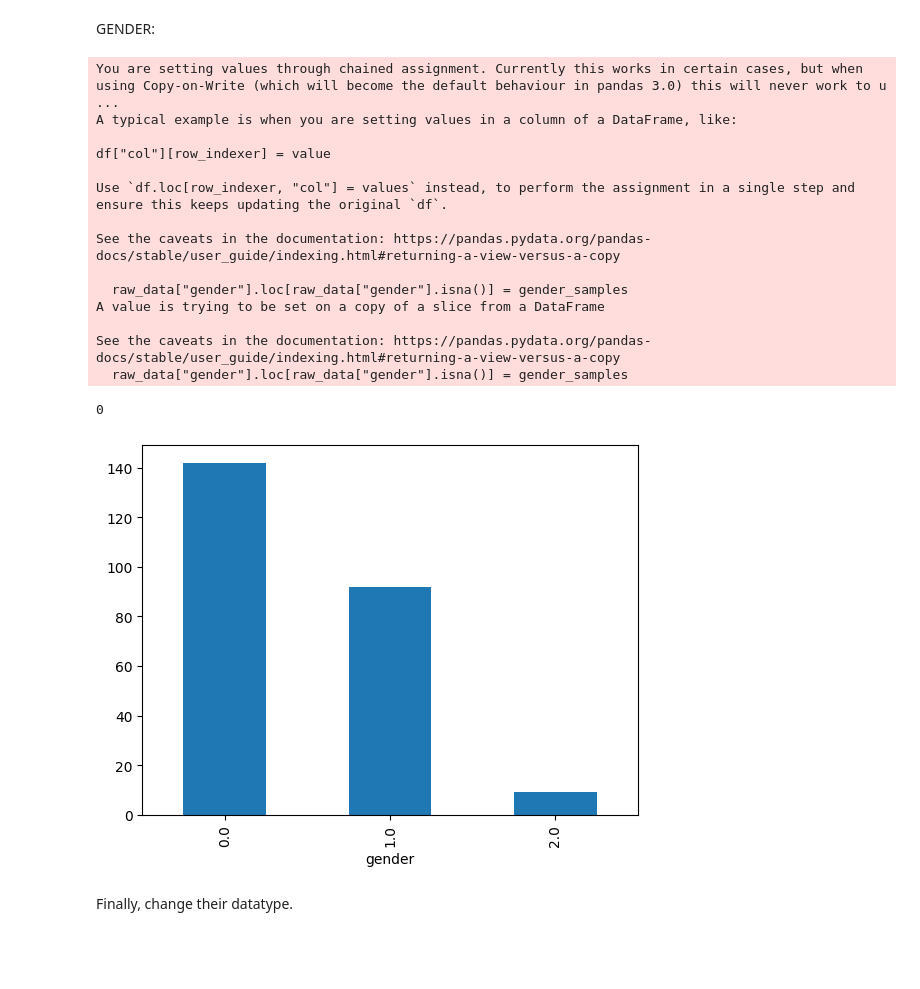
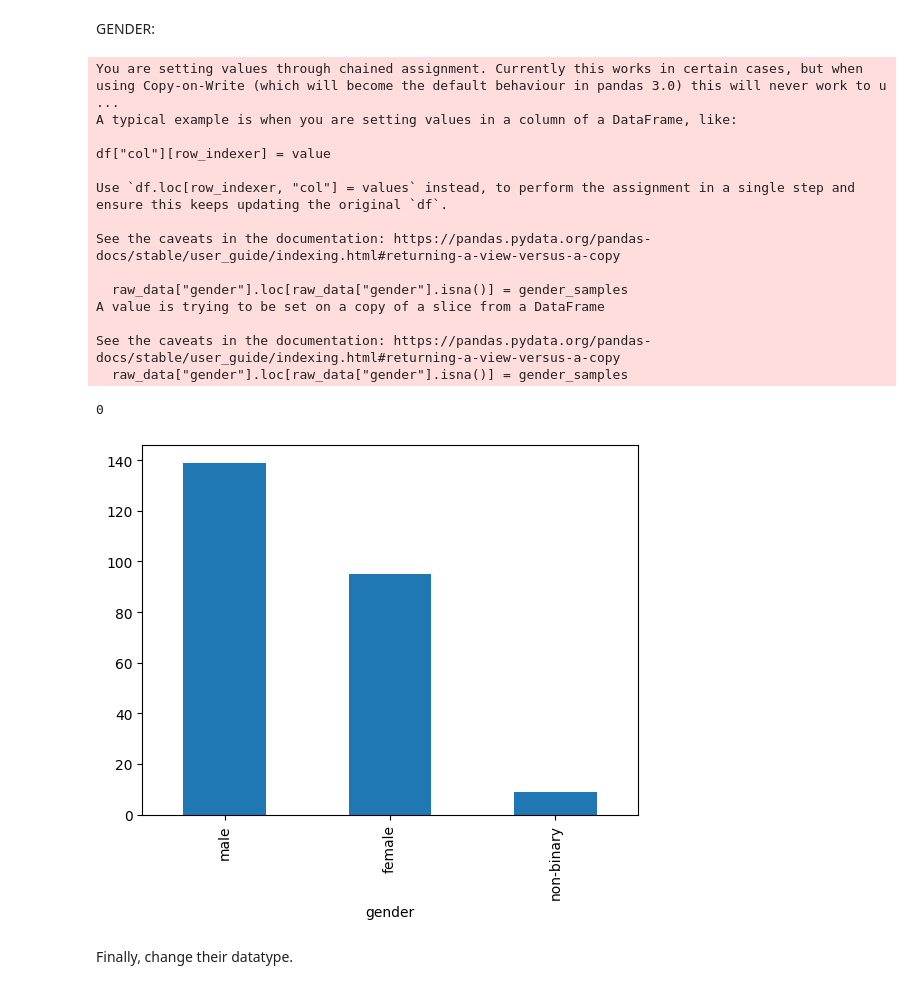
Before and after one commit to MarcellSzegedi/data-mining-1, a Jupyter notebook: src/datamining/data_exploration.ipynb, the cells around one changed output. Cells and saved outputs as stored; diff of their text form; code cells hidden in the pictures; blank space fills up the shorter version.

```diff
--- a/src/datamining/data_exploration.ipynb
+++ b/src/datamining/data_exploration.ipynb
@@ -173,7 +195,7 @@ raw_data["experience_st"] = raw_data["experience_st"].map(bin_map_st)
 # %% [markdown]
 In case of chatgpt_usage we are going to map "yes" to True, "no" to False and leave nan in place of "not willing to say", however for further consideration values of "not willing to say" may be mapped to True.
 # %%
-bin_map_chatgpt = {"yes": True, "no": False}
+bin_map_chatgpt = {"yes": 0, "no": 1, "not willing to say": 2}
 
 raw_data["chatgpt_usage"] = raw_data["chatgpt_usage"].map(bin_map_chatgpt)
 # %% [markdown]
@@ -193,7 +215,7 @@ Name: count, dtype: int64
 # %% [markdown]
 As it can be observed, only a few responsers chose options outside the group of "male" and "female". In this case, the best strategy to prevent the distribution fragmentation, which can potentially cause problems later during the fitting process, "male", "female" values are going to be mapped to integer 0, 1. "not willing to answer" will mapped to nan, while every other answer will be mapped to a new common group denoted with integer value 2.
 # %%
-gender_map = {"male": 0, "female": 1, "gender fluid": 2, "intersex": 2, "non-binary": 2, "other": 2}
+gender_map = {"male": "male", "female": "female", "gender fluid": "non-binary", "intersex": "non-binary", "non-binary": "non-binary", "other": "non-binary"}
 
 raw_data["gender"] = raw_data["gender"].map(gender_map)
 # %% [markdown]
@@ -359,16 +381,17 @@ See the caveats in the documentation: https://pandas.pydata.org/pandas-docs/stab
 # %% [markdown]
 CHATGPT_USAGE:
 # %%
-prob_true_exp_st = raw_data["experience_st"].value_counts(normalize=True).get(True, 0)
-prob_false_exp_st = raw_data["experience_st"].value_counts(normalize=True).get(False, 0)
+prob_gpt_yes = raw_data["chatgpt_usage"].value_counts(normalize=True).get(0, 0)
+prob_gpt_no = raw_data["chatgpt_usage"].value_counts(normalize=True).get(1, 0)
+prob_gpt_not_willing = raw_data["chatgpt_usage"].value_counts(normalize=True).get(2, 0)
 
-exp_st_samples = random.choices(
-    [True, False], weights=[prob_true_exp_st, prob_false_exp_st], k=raw_data["experience_st"].isna().sum()
+gpt_samples = random.choices(
+    [0, 1, 2], weights=[prob_gpt_yes, prob_gpt_no, prob_gpt_not_willing], k=raw_data["chatgpt_usage"].isna().sum()
 )
 
-raw_data["experience_st"].loc[raw_data["experience_st"].isna()] = exp_st_samples
-raw_data["experience_st"].value_counts().plot(kind="bar")
-print(raw_data["experience_st"].isna().sum())
+raw_data["chatgpt_usage"].loc[raw_data["chatgpt_usage"].isna()] = gpt_samples
+raw_data["chatgpt_usage"].value_counts().plot(kind="bar")
+print(raw_data["chatgpt_usage"].isna().sum())
 # %% [output]
 You are setting values through chained assignment. Currently this works in certain cases, but when using Copy-on-Write (which will become the default behaviour in pandas 3.0) this will never work to u ...
 A typical example is when you are setting values in a column of a DataFrame, like:
@@ -389,32 +412,32 @@ See the caveats in the documentation: https://pandas.pydata.org/pandas-docs/stab
 # %% [markdown]
 GENDER:
 # %%
-prob_0 = raw_data["gender"].value_counts(normalize=True).get(0, 0)
-prob_1 = raw_data["gender"].value_counts(normalize=True).get(1, 0)
-prob_2 = raw_data["gender"].value_counts(normalize=True).get(2, 0)
+prob_0 = raw_data["gender"].value_counts(normalize=True).get("male", 0)
+prob_1 = raw_data["gender"].value_counts(normalize=True).get("female", 0)
+prob_2 = raw_data["gender"].value_counts(normalize=True).get("non-binary", 0)
 
-gender_samples = random.choices([0, 1, 2], weights=[prob_0, prob_1, prob_2], k=raw_data["gender"].isna().sum())
+gender_samples = random.choices(["male", "female", "non-binary"], weights=[prob_0, prob_1, prob_2], k=raw_data["gender"].isna().sum())
 
 raw_data["gender"].loc[raw_data["gender"].isna()] = gender_samples
 raw_data["gender"].value_counts().plot(kind="bar")
 print(raw_data["gender"].isna().sum())
 # %% [output]
 You are setting values through chained assignment. Currently this works in certain cases, but when using Copy-on-Write (which will become the default behaviour in pandas 3.0) this will never work to u ...
 A typical example is when you are setting values in a column of a DataFrame, like:
 
 df["col"][row_indexer] = value
 
 Use `df.loc[row_indexer, "col"] = values` instead, to perform the assignment in a single step and ensure this keeps updating the original `df`.
 
 See the caveats in the documentation: https://pandas.pydata.org/pandas-docs/stable/user_guide/indexing.html#returning-a-view-versus-a-copy
 
   raw_data["gender"].loc[raw_data["gender"].isna()] = gender_samples
 A value is trying to be set on a copy of a slice from a DataFrame
 
 See the caveats in the documentation: https://pandas.pydata.org/pandas-docs/stable/user_guide/indexing.html#returning-a-view-versus-a-copy
   raw_data["gender"].loc[raw_data["gender"].isna()] = gender_samples
 0
-[figure, old version]
+[figure, new version]
 # %% [markdown]
 Finally, change their datatype.
 # %%
```
Also changed, not shown: parts of 27 cells of this notebook, 4 other files.
